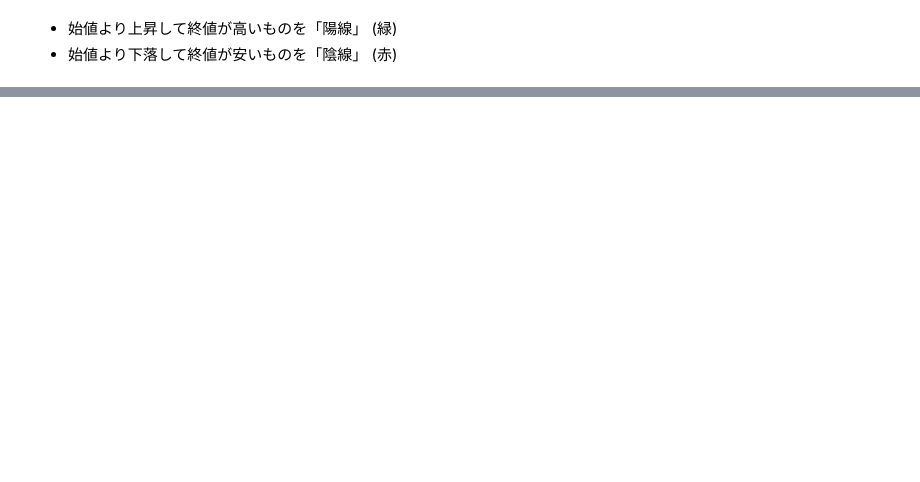
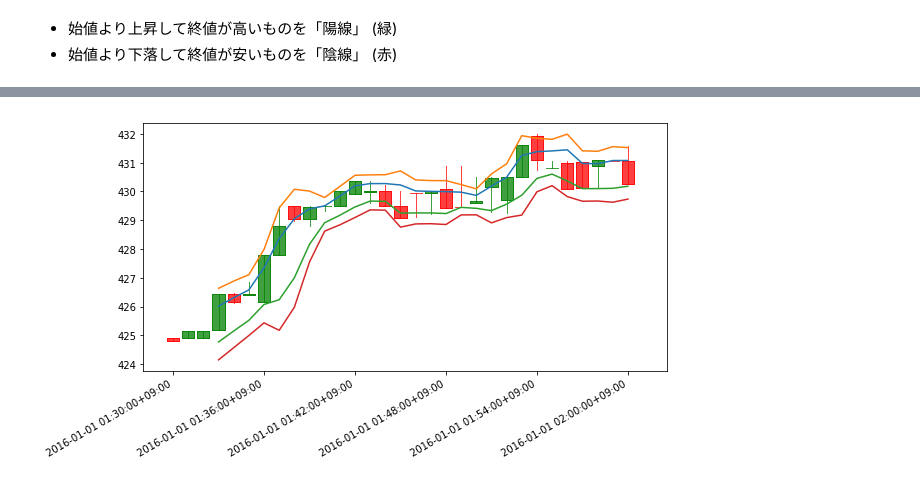
Before and after one commit to c-bata/datascience-notebook, a Jupyter notebook: notebooks/plot-finance-data.ipynb, the cells around one changed output, grey strips where cells are left out. Drawn from its saved outputs; the diff is of its cells as text; code cells hidden in the pictures; blank space fills up the shorter version.

```diff
--- a/notebooks/plot-finance-data.ipynb
+++ b/notebooks/plot-finance-data.ipynb
@@ -59,0 +96,3 @@ plt.show()
+# %%
+sigma4 = df['Close'].rolling(4).std(ddof=0)
+sigma4.head()
@@ -59,0 +107,22 @@ plt.show()
+# %%
+fig, ax = plt.subplots()
+candlestick2_ohlc(ax, opens=df['Open'], closes=df['Close'], lows=df['Low'], highs=df['High'],
+                 width=0.8, colorup='green', colordown='red')
+ax.xaxis.set_major_locator(ticker.MaxNLocator(6))
+ax.xaxis.set_major_formatter(ticker.FuncFormatter(lambda x, pos: df.index[int(x)] if len(df.index) > int(x) else ''))
+
+# ボリンジャーバンドのplot
+bollinger_band1 = sma4  + sigma4
+bollinger_band2 = sma4  + sigma4 * 2
+bollinger_band3 = sma4  - sigma4
+bollinger_band4 = sma4  - sigma4 * 2
+
+for bb in [bollinger_band1, bollinger_band2, bollinger_band3, bollinger_band4]:
+    vstack = np.vstack((range(len(bb)), bb.values.T)).T
+    ax.plot(vstack[:, 0], vstack[:, 1])
+
+fig.autofmt_xdate()
+fig.tight_layout()
+plt.show()
+# %% [output]
+[figure, added]
```
Also changed, not shown: parts of 9 cells of this notebook.
